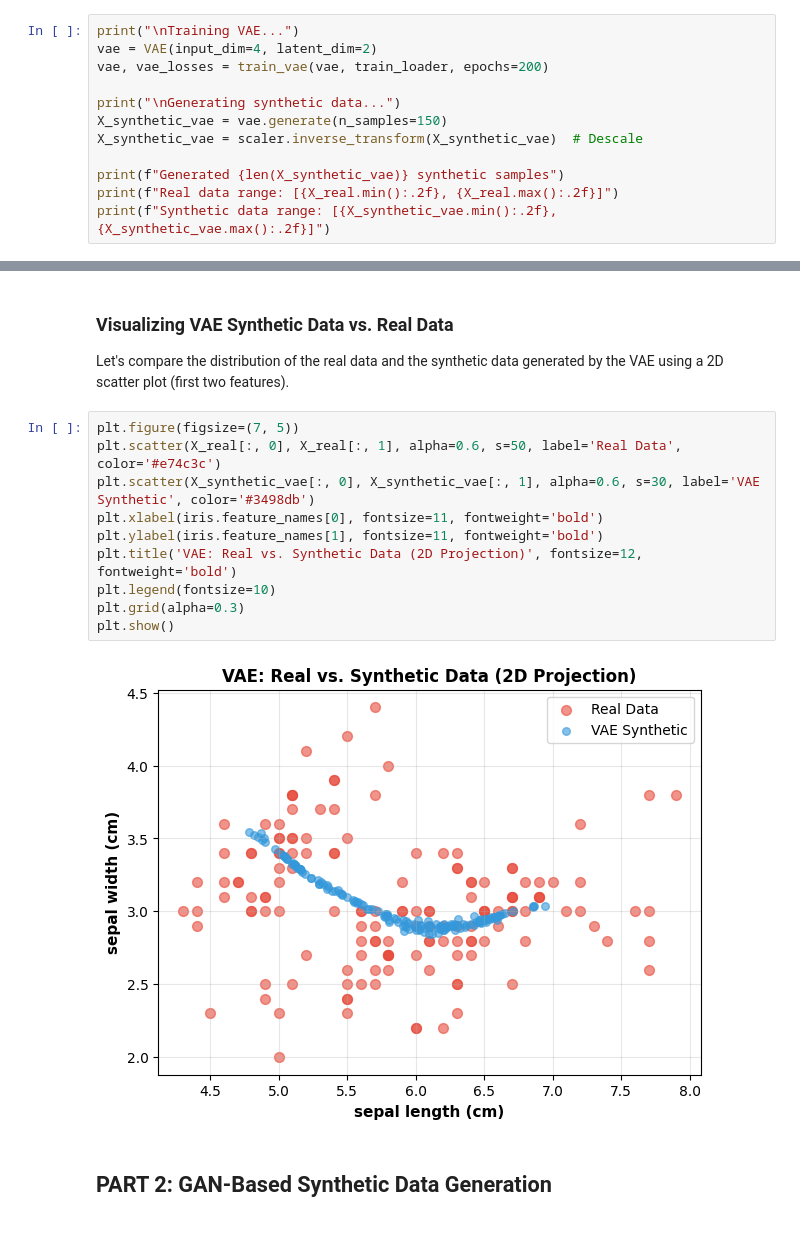
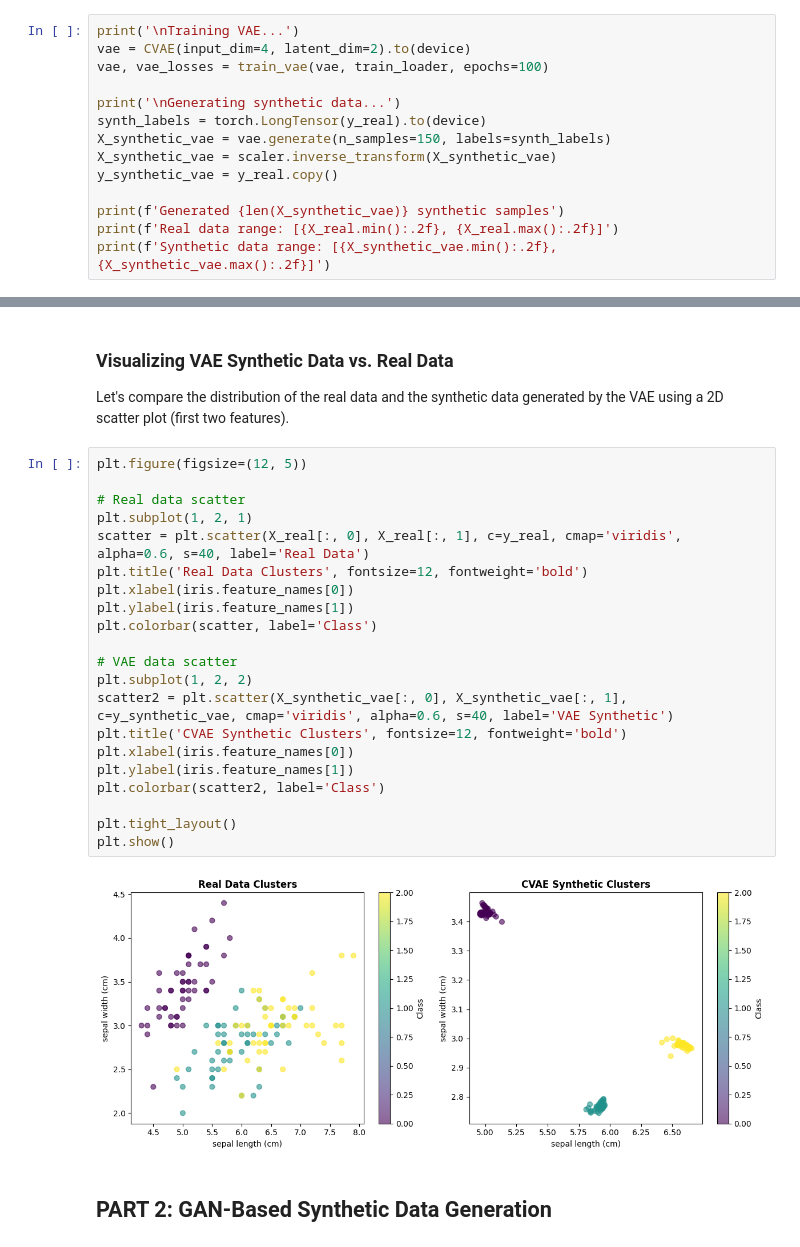
Before and after one commit to ELTE-DSED/Intro-Data-Security, a Jupyter notebook: module_07_synthetic_data_generation/Lab_7_Tabular_Synthetic_Data_Generation.ipynb, the cells around one changed output, grey strips where cells are left out. Drawn from its saved outputs; the diff is of its cells as text.

Commit message:
refactor: upgrade VAE to Conditional VAE (CVAE) with label embedding and updated loss calculation in Lab 7.

```diff
--- a/module_07_synthetic_data_generation/Lab_7_Tabular_Synthetic_Data_Generation.ipynb
+++ b/module_07_synthetic_data_generation/Lab_7_Tabular_Synthetic_Data_Generation.ipynb
@@ -218,14 +192,16 @@ def train_vae(model: VAE, train_loader: DataLoader, epochs: int = 20):
     return model, losses
 # %%
-print("\nTraining VAE...")
-vae = VAE(input_dim=4, latent_dim=2)
-vae, vae_losses = train_vae(vae, train_loader, epochs=200)
+print('\nTraining VAE...')
+vae = CVAE(input_dim=4, latent_dim=2).to(device)
+vae, vae_losses = train_vae(vae, train_loader, epochs=100)
 
-print("\nGenerating synthetic data...")
-X_synthetic_vae = vae.generate(n_samples=150)
-X_synthetic_vae = scaler.inverse_transform(X_synthetic_vae)  # Descale
+print('\nGenerating synthetic data...')
+synth_labels = torch.LongTensor(y_real).to(device)
+X_synthetic_vae = vae.generate(n_samples=150, labels=synth_labels)
+X_synthetic_vae = scaler.inverse_transform(X_synthetic_vae)
+y_synthetic_vae = y_real.copy()
 
-print(f"Generated {len(X_synthetic_vae)} synthetic samples")
-print(f"Real data range: [{X_real.min():.2f}, {X_real.max():.2f}]")
-print(f"Synthetic data range: [{X_synthetic_vae.min():.2f}, {X_synthetic_vae.max():.2f}]")
+print(f'Generated {len(X_synthetic_vae)} synthetic samples')
+print(f'Real data range: [{X_real.min():.2f}, {X_real.max():.2f}]')
+print(f'Synthetic data range: [{X_synthetic_vae.min():.2f}, {X_synthetic_vae.max():.2f}]')
 # %% [output]
@@ -251,17 +221,28 @@ Synthetic data range: [-0.01, 6.94]
 
 Let's compare the distribution of the real data and the synthetic data generated by the VAE using a 2D scatter plot (first two features).
 # %%
-plt.figure(figsize=(7, 5))
-plt.scatter(X_real[:, 0], X_real[:, 1], alpha=0.6, s=50, label='Real Data', color='#e74c3c')
-plt.scatter(X_synthetic_vae[:, 0], X_synthetic_vae[:, 1], alpha=0.6, s=30, label='VAE Synthetic', color='#3498db')
-plt.xlabel(iris.feature_names[0], fontsize=11, fontweight='bold')
-plt.ylabel(iris.feature_names[1], fontsize=11, fontweight='bold')
-plt.title('VAE: Real vs. Synthetic Data (2D Projection)', fontsize=12, fontweight='bold')
-plt.legend(fontsize=10)
-plt.grid(alpha=0.3)
+plt.figure(figsize=(12, 5))
+
+# Real data scatter
+plt.subplot(1, 2, 1)
+scatter = plt.scatter(X_real[:, 0], X_real[:, 1], c=y_real, cmap='viridis', alpha=0.6, s=40, label='Real Data')
+plt.title('Real Data Clusters', fontsize=12, fontweight='bold')
+plt.xlabel(iris.feature_names[0])
+plt.ylabel(iris.feature_names[1])
+plt.colorbar(scatter, label='Class')
+
+# VAE data scatter
+plt.subplot(1, 2, 2)
+scatter2 = plt.scatter(X_synthetic_vae[:, 0], X_synthetic_vae[:, 1], c=y_synthetic_vae, cmap='viridis', alpha=0.6, s=40, label='VAE Synthetic')
+plt.title('CVAE Synthetic Clusters', fontsize=12, fontweight='bold')
+plt.xlabel(iris.feature_names[0])
+plt.ylabel(iris.feature_names[1])
+plt.colorbar(scatter2, label='Class')
+
+plt.tight_layout()
 plt.show()
 # %% [output]
-[figure, old version]
+[figure, new version]
 # %% [markdown]
 ## PART 2: GAN-Based Synthetic Data Generation
 # %%
```
Also changed, not shown: parts of 22 cells of this notebook.
